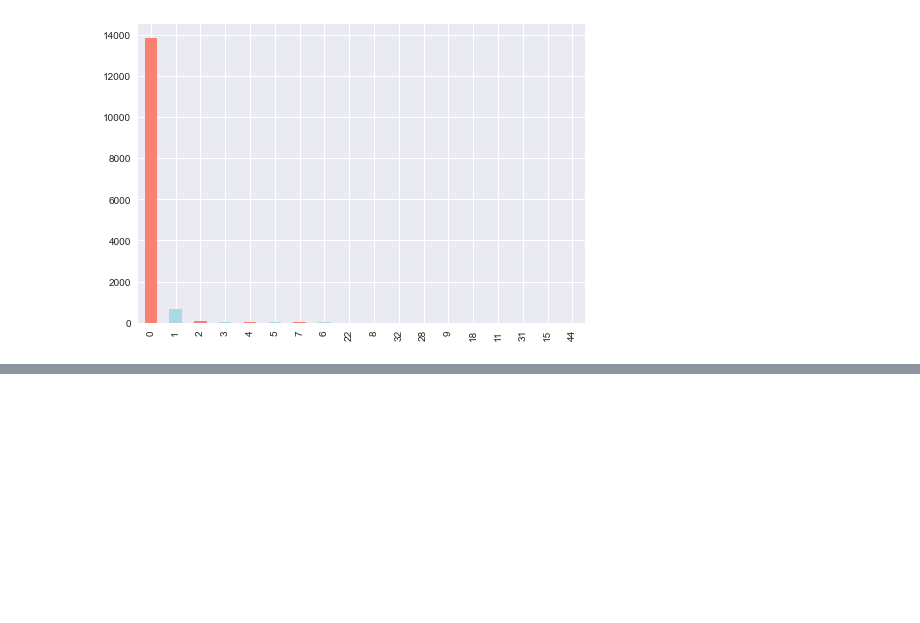
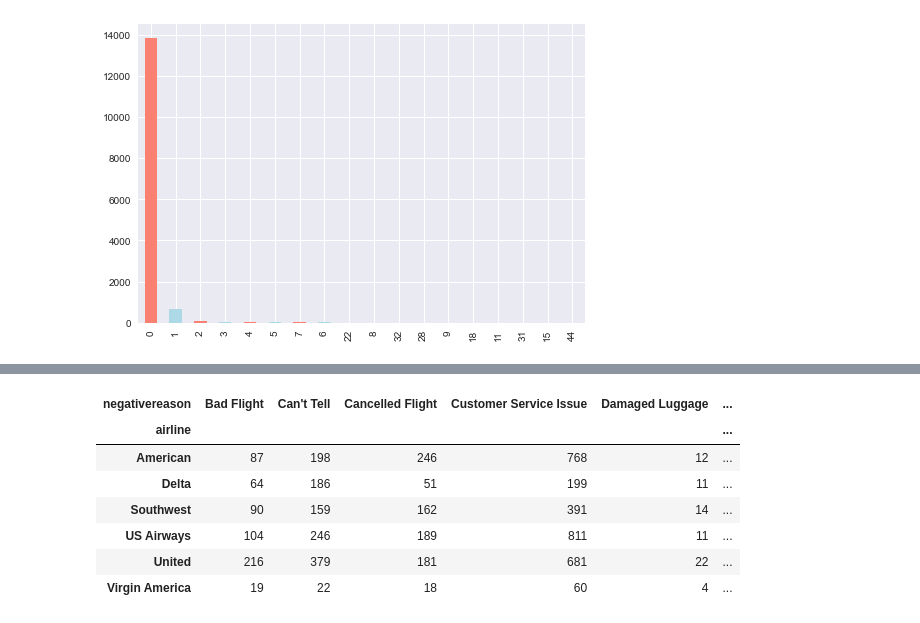
Before and after one commit to abideen-olawuwo/airline-twitter-sentiment, a Jupyter notebook: airline_sentimental_analysis.ipynb, the cells around one changed output, grey strips where cells are left out. Saved outputs shown, nothing was run; the diff lists cells and outputs as text; code cells hidden in the pictures; blank space fills up the shorter version.

```diff
--- a/airline_sentimental_analysis.ipynb
+++ b/airline_sentimental_analysis.ipynb
@@ -182,0 +200,11 @@ df["retweet_count"].value_counts().plot(kind="bar", color=["salmon", "lightblue"
+# %%
+pd.crosstab(df.airline, df.negativereason)
+# %% [output]
+| negativereason | Bad Flight | Can't Tell | Cancelled Flight | Customer Service Issue | Damaged Luggage | ... |
+| airline |  |  |  |  |  | ... |
+| American | 87 | 198 | 246 | 768 | 12 | ... |
+| Delta | 64 | 186 | 51 | 199 | 11 | ... |
+| Southwest | 90 | 159 | 162 | 391 | 14 | ... |
+| US Airways | 104 | 246 | 189 | 811 | 11 | ... |
+| United | 216 | 379 | 181 | 681 | 22 | ... |
+| Virgin America | 19 | 22 | 18 | 60 | 4 | ... |
```
Also changed, not shown: parts of 3 cells of this notebook.
